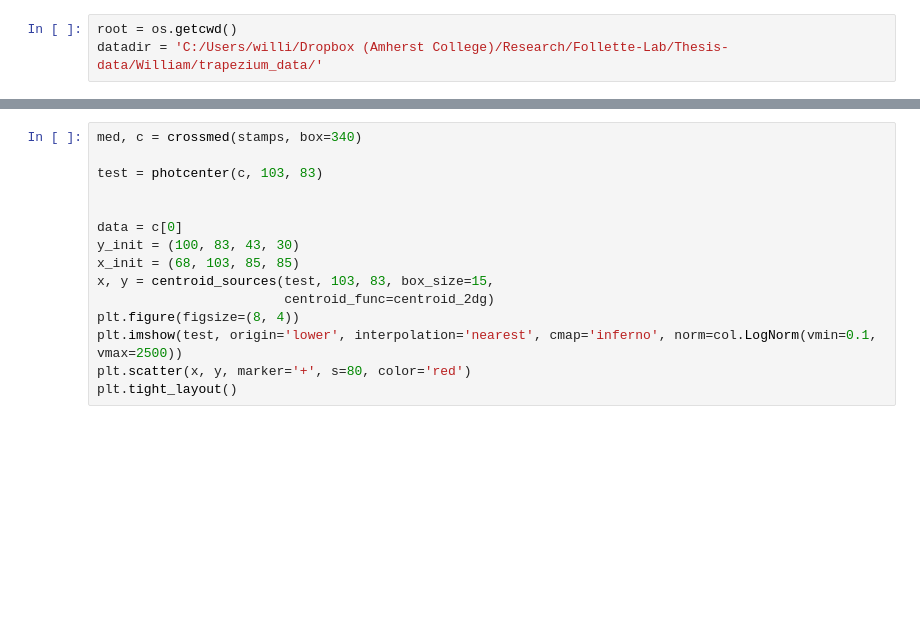
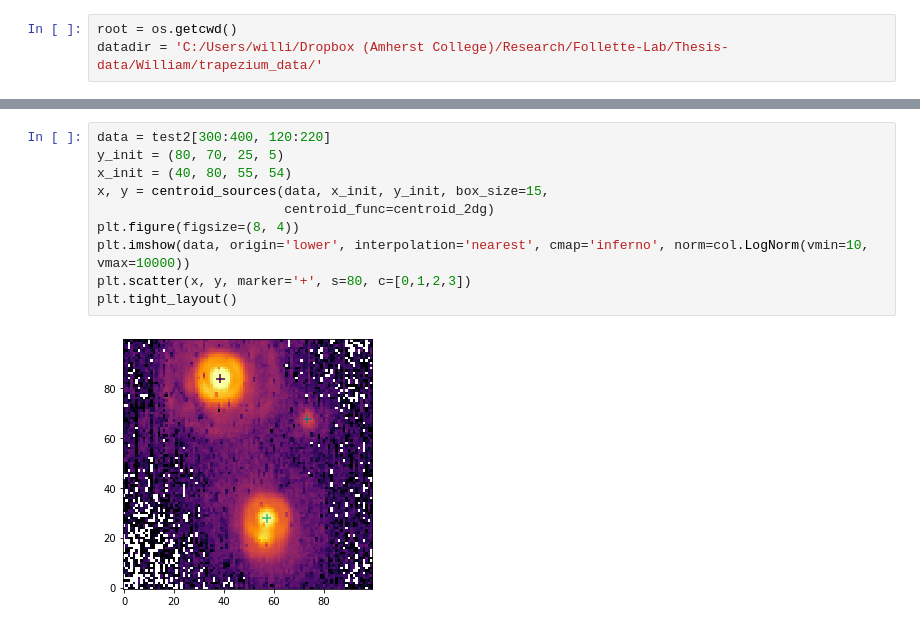
Before and after one commit to wbalmer/diskShapers, a Jupyter notebook: astroCalib/Clio_Data_Reduction.ipynb, the cells around one changed output, grey strips where cells are left out. Saved outputs shown, nothing was run; the diff lists cells and outputs as text; blank space fills up the shorter version.

```diff
--- a/astroCalib/Clio_Data_Reduction.ipynb
+++ b/astroCalib/Clio_Data_Reduction.ipynb
@@ -228,15 +64,12 @@ def photcenter(imcube, xinit, yinit):
 # %%
-med, c = crossmed(stamps, box=340)
-
-test = photcenter(c, 103, 83)
-
-
-data = c[0]
-y_init = (100, 83, 43, 30)
-x_init = (68, 103, 85, 85)
-x, y = centroid_sources(test, 103, 83, box_size=15,
+data = test2[300:400, 120:220]
+y_init = (80, 70, 25, 5)
+x_init = (40, 80, 55, 54)
+x, y = centroid_sources(data, x_init, y_init, box_size=15,
                         centroid_func=centroid_2dg)
 plt.figure(figsize=(8, 4))
-plt.imshow(test, origin='lower', interpolation='nearest', cmap='inferno', norm=col.LogNorm(vmin=0.1, vmax=2500))
-plt.scatter(x, y, marker='+', s=80, color='red')
+plt.imshow(data, origin='lower', interpolation='nearest', cmap='inferno', norm=col.LogNorm(vmin=10, vmax=10000))
+plt.scatter(x, y, marker='+', s=80, c=[0,1,2,3])
 plt.tight_layout()
+# %% [output]
+[figure, added]
```
Also changed, not shown: parts of 15 cells of this notebook, 2 other files.
